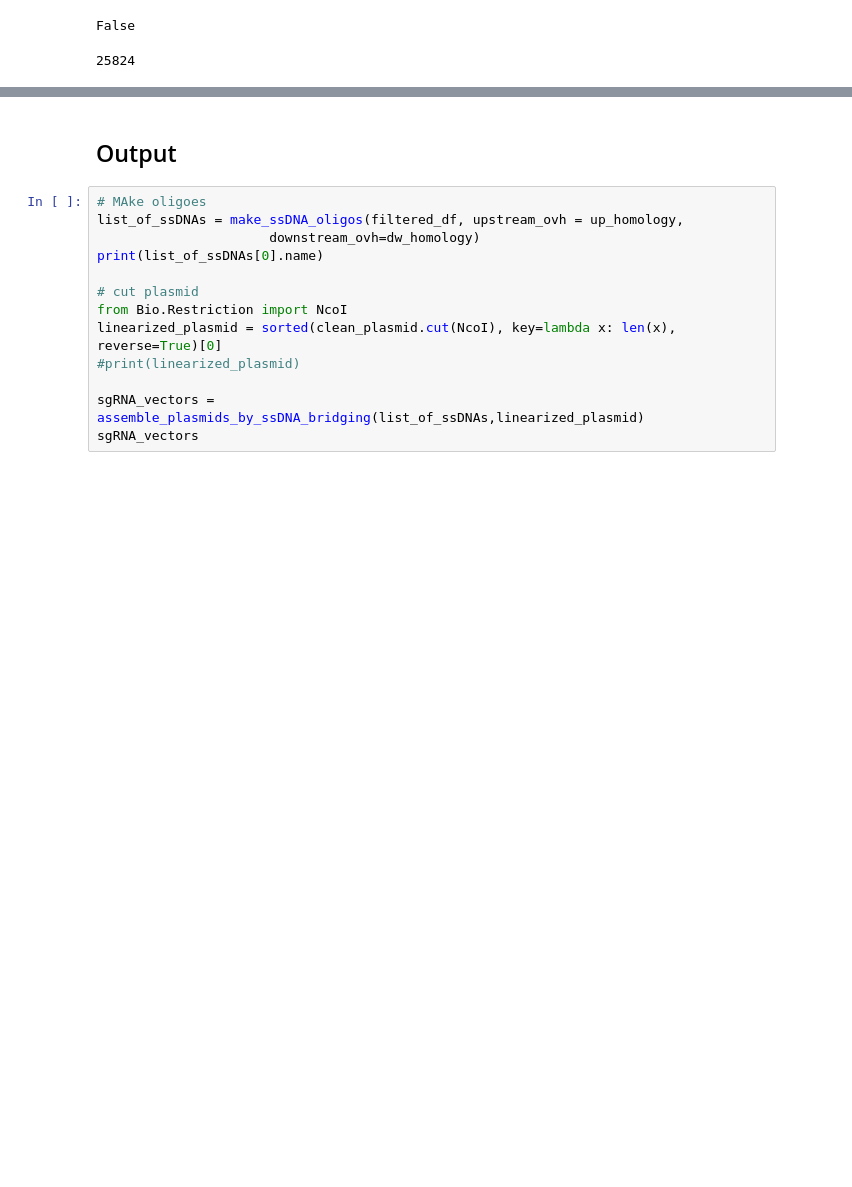
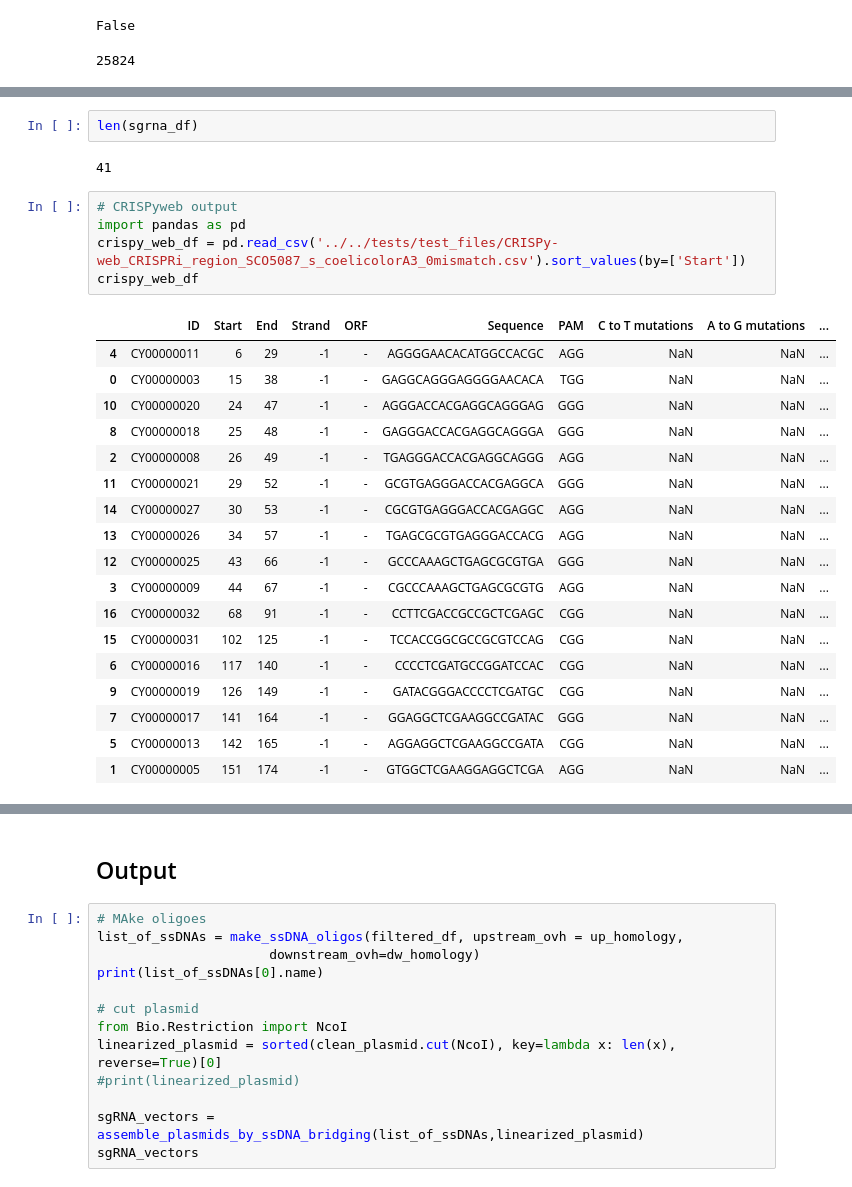
Before and after one commit to hiyama341/streptocad, a Jupyter notebook: notebooks/app_workflows/W4_CRISPRi.ipynb, the cells around one changed output, grey strips where cells are left out. Drawn from its saved outputs; the diff is of its cells as text; blank space fills up the shorter version.

```diff
--- a/notebooks/app_workflows/W4_CRISPRi.ipynb
+++ b/notebooks/app_workflows/W4_CRISPRi.ipynb
@@ -119,0 +123,28 @@ sgRNA or PAM generated were outside the designated border in SCO5087. Skipping t
+# %%
+len(sgrna_df)
+# %% [output]
+41
+# %%
+# CRISPyweb output
+import pandas as pd
+crispy_web_df = pd.read_csv('../../tests/test_files/CRISPy-web_CRISPRi_region_SCO5087_s_coelicolorA3_0mismatch.csv').sort_values(by=['Start'])
+crispy_web_df
+# %% [output]
+|  | ID | Start | End | Strand | ORF | Sequence | PAM | C to T mutations | A to G mutations | ... |
+| 4 | CY00000011 | 6 | 29 | -1 | - | AGGGGAACACATGGCCACGC | AGG | NaN | NaN | ... |
+| 0 | CY00000003 | 15 | 38 | -1 | - | GAGGCAGGGAGGGGAACACA | TGG | NaN | NaN | ... |
+| 10 | CY00000020 | 24 | 47 | -1 | - | AGGGACCACGAGGCAGGGAG | GGG | NaN | NaN | ... |
+| 8 | CY00000018 | 25 | 48 | -1 | - | GAGGGACCACGAGGCAGGGA | GGG | NaN | NaN | ... |
+| 2 | CY00000008 | 26 | 49 | -1 | - | TGAGGGACCACGAGGCAGGG | AGG | NaN | NaN | ... |
+| 11 | CY00000021 | 29 | 52 | -1 | - | GCGTGAGGGACCACGAGGCA | GGG | NaN | NaN | ... |
+| 14 | CY00000027 | 30 | 53 | -1 | - | CGCGTGAGGGACCACGAGGC | AGG | NaN | NaN | ... |
+| 13 | CY00000026 | 34 | 57 | -1 | - | TGAGCGCGTGAGGGACCACG | AGG | NaN | NaN | ... |
+| 12 | CY00000025 | 43 | 66 | -1 | - | GCCCAAAGCTGAGCGCGTGA | GGG | NaN | NaN | ... |
+| 3 | CY00000009 | 44 | 67 | -1 | - | CGCCCAAAGCTGAGCGCGTG | AGG | NaN | NaN | ... |
+| 16 | CY00000032 | 68 | 91 | -1 | - | CCTTCGACCGCCGCTCGAGC | CGG | NaN | NaN | ... |
+| 15 | CY00000031 | 102 | 125 | -1 | - | TCCACCGGCGCCGCGTCCAG | CGG | NaN | NaN | ... |
+| 6 | CY00000016 | 117 | 140 | -1 | - | CCCCTCGATGCCGGATCCAC | CGG | NaN | NaN | ... |
+| 9 | CY00000019 | 126 | 149 | -1 | - | GATACGGGACCCCTCGATGC | CGG | NaN | NaN | ... |
+| 7 | CY00000017 | 141 | 164 | -1 | - | GGAGGCTCGAAGGCCGATAC | GGG | NaN | NaN | ... |
+| 5 | CY00000013 | 142 | 165 | -1 | - | AGGAGGCTCGAAGGCCGATA | CGG | NaN | NaN | ... |
+| 1 | CY00000005 | 151 | 174 | -1 | - | GTGGCTCGAAGGAGGCTCGA | AGG | NaN | NaN | ... |
```
Also changed, not shown: parts of 7 cells of this notebook.
